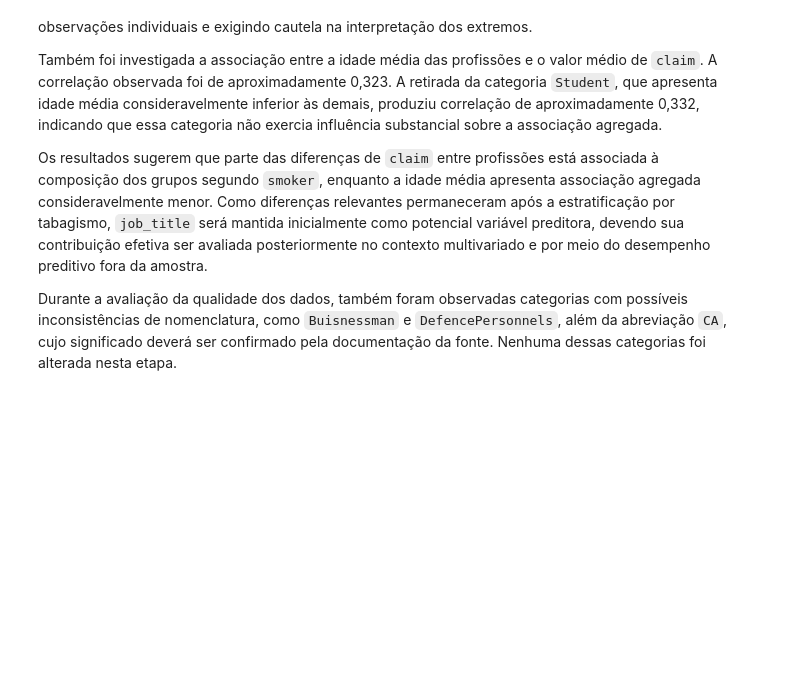
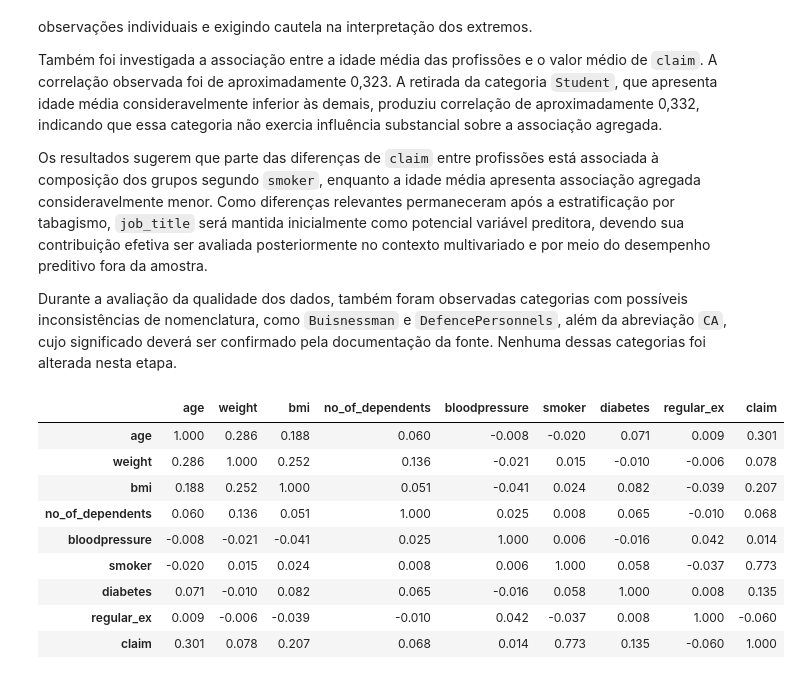
Before and after one commit to DalpesCS50/trab_estagio4_health-insurance-claims-prediction, a Jupyter notebook: notebooks/01_exploracao_inicial_health_insurance.ipynb, the cells around one changed output. Saved outputs shown, nothing was run; the diff lists cells and outputs as text; code cells hidden in the pictures; blank space fills up the shorter version.

```diff
--- a/notebooks/01_exploracao_inicial_health_insurance.ipynb
+++ b/notebooks/01_exploracao_inicial_health_insurance.ipynb
@@ -1609,3 +1609,30 @@ Também foi investigada a associação entre a idade média das profissões e o
 Os resultados sugerem que parte das diferenças de `claim` entre profissões está associada à composição dos grupos segundo `smoker`, enquanto a idade média apresenta associação agregada consideravelmente menor. Como diferenças relevantes permaneceram após a estratificação por tabagismo, `job_title` será mantida inicialmente como potencial variável preditora, devendo sua contribuição efetiva ser avaliada posteriormente no contexto multivariado e por meio do desempenho preditivo fora da amostra.
 
 Durante a avaliação da qualidade dos dados, também foram observadas categorias com possíveis inconsistências de nomenclatura, como `Buisnessman` e `DefencePersonnels`, além da abreviação `CA`, cujo significado deverá ser confirmado pela documentação da fonte. Nenhuma dessas categorias foi alterada nesta etapa.
+# %%
+variaveis_numericas = [
+    "age",
+    "weight",
+    "bmi",
+    "no_of_dependents",
+    "bloodpressure",
+    "smoker",
+    "diabetes",
+    "regular_ex",
+    "claim"
+]
+
+correlacoes = dados[variaveis_numericas].corr()
+
+correlacoes.round(3)
+# %% [output]
+|  | age | weight | bmi | no_of_dependents | bloodpressure | smoker | diabetes | regular_ex | claim |
+| age | 1.000 | 0.286 | 0.188 | 0.060 | -0.008 | -0.020 | 0.071 | 0.009 | 0.301 |
+| weight | 0.286 | 1.000 | 0.252 | 0.136 | -0.021 | 0.015 | -0.010 | -0.006 | 0.078 |
+| bmi | 0.188 | 0.252 | 1.000 | 0.051 | -0.041 | 0.024 | 0.082 | -0.039 | 0.207 |
+| no_of_dependents | 0.060 | 0.136 | 0.051 | 1.000 | 0.025 | 0.008 | 0.065 | -0.010 | 0.068 |
+| bloodpressure | -0.008 | -0.021 | -0.041 | 0.025 | 1.000 | 0.006 | -0.016 | 0.042 | 0.014 |
+| smoker | -0.020 | 0.015 | 0.024 | 0.008 | 0.006 | 1.000 | 0.058 | -0.037 | 0.773 |
+| diabetes | 0.071 | -0.010 | 0.082 | 0.065 | -0.016 | 0.058 | 1.000 | 0.008 | 0.135 |
+| regular_ex | 0.009 | -0.006 | -0.039 | -0.010 | 0.042 | -0.037 | 0.008 | 1.000 | -0.060 |
+| claim | 0.301 | 0.078 | 0.207 | 0.068 | 0.014 | 0.773 | 0.135 | -0.060 | 1.000 |
```
Also changed, not shown: parts of 53 cells of this notebook.
